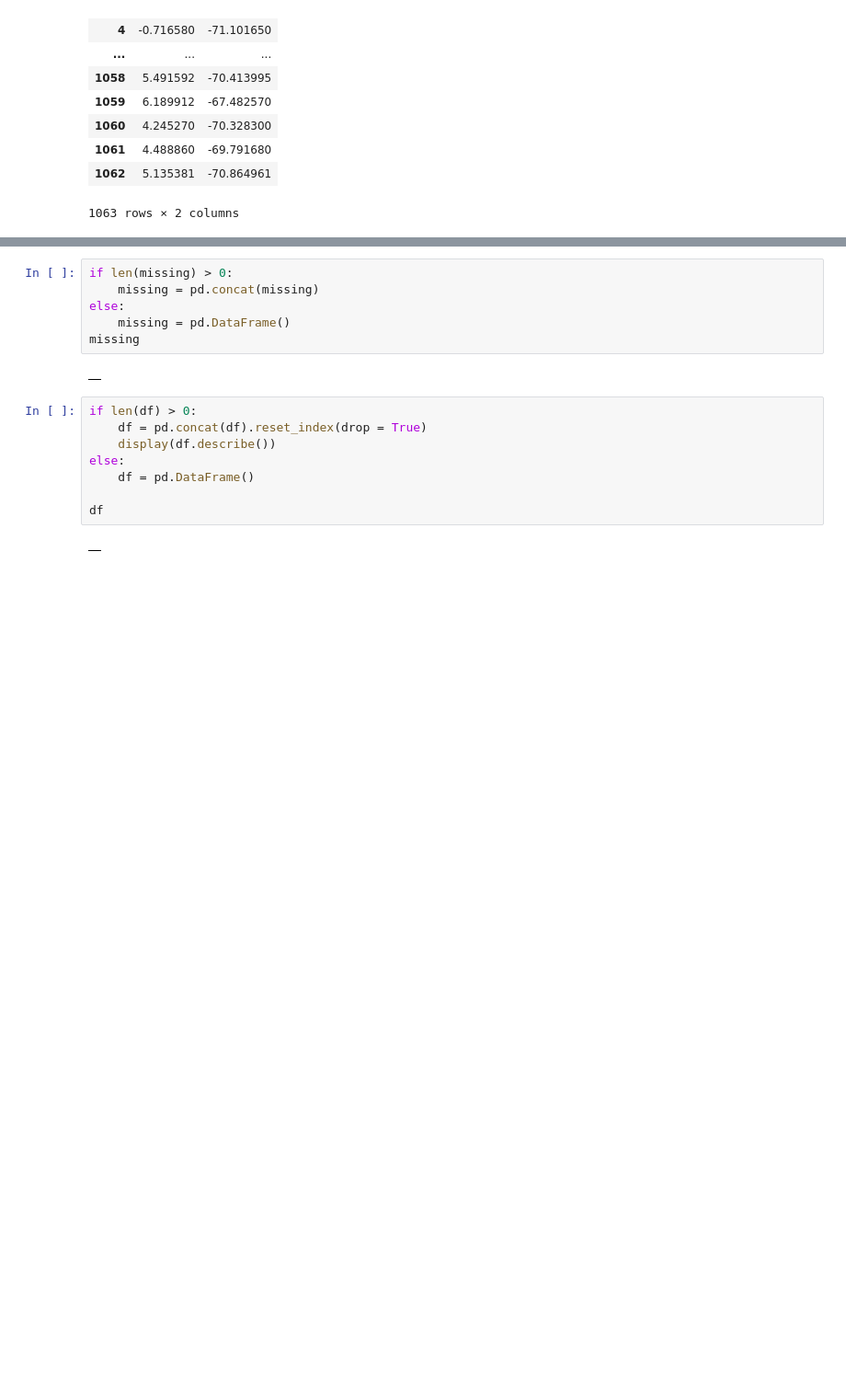
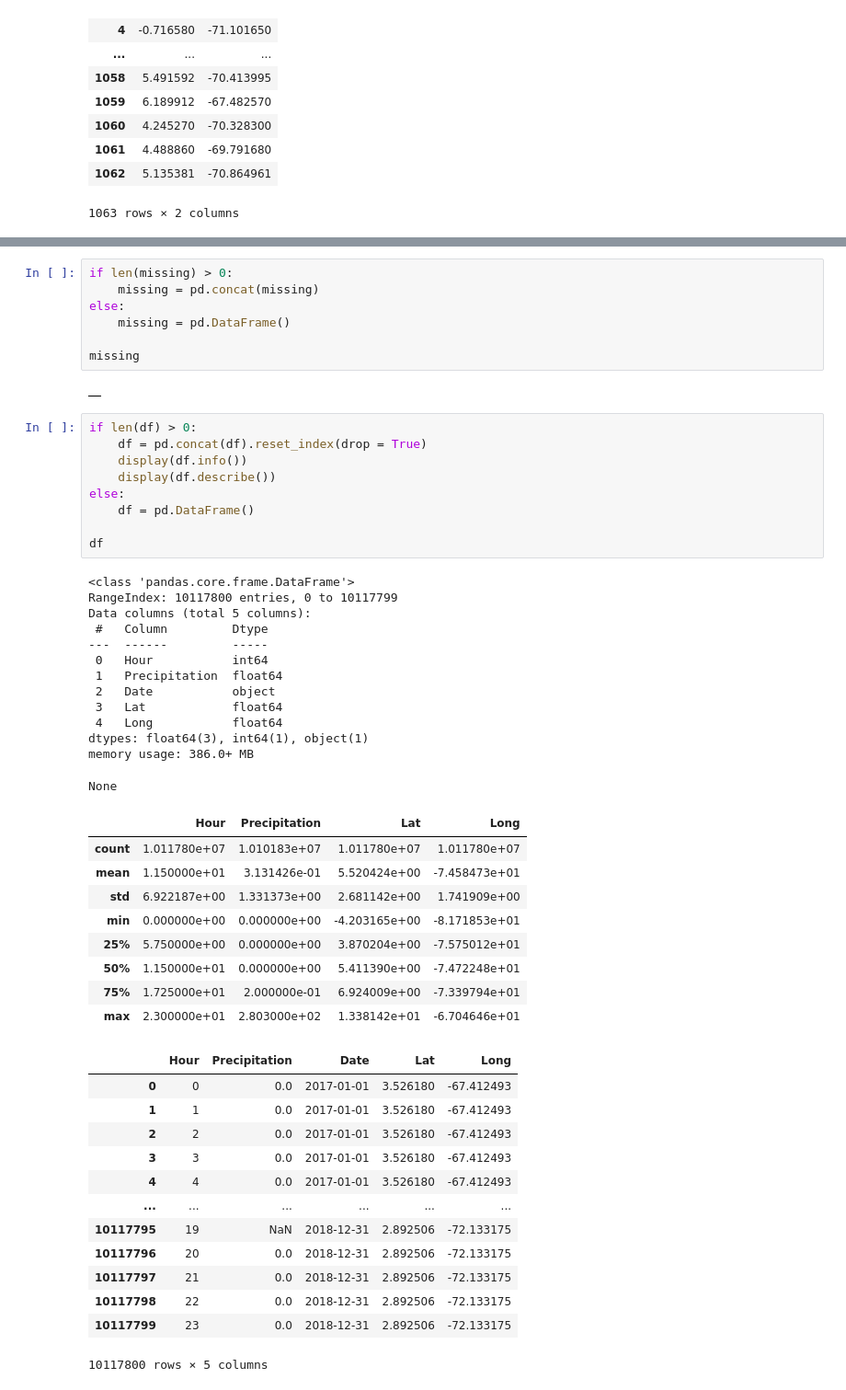
Before and after one commit to ryandschaefer/colombia-landslides, a Jupyter notebook: src/rainfall_apis.ipynb, the cells around one changed output, grey strips where cells are left out. Shown at 92% size. Cells and saved outputs as stored; diff of their text form; blank space fills up the shorter version.

```diff
--- a/src/rainfall_apis.ipynb
+++ b/src/rainfall_apis.ipynb
@@ -194,18 +196,54 @@ if len(missing) > 0:
     missing = pd.concat(missing)
 else:
     missing = pd.DataFrame()
+
 missing
 # %% [output]
 |  |
 # %%
 if len(df) > 0:
     df = pd.concat(df).reset_index(drop = True)
+    display(df.info())
     display(df.describe())
 else:
     df = pd.DataFrame()
 
 df
 # %% [output]
+<class 'pandas.core.frame.DataFrame'>
+RangeIndex: 10117800 entries, 0 to 10117799
+Data columns (total 5 columns):
+ #   Column         Dtype
+---  ------         -----
+ 0   Hour           int64
+ 1   Precipitation  float64
+ 2   Date           object
+ 3   Lat            float64
+ 4   Long           float64
+dtypes: float64(3), int64(1), object(1)
+memory usage: 386.0+ MB
+None
-|  |
+|  | Hour | Precipitation | Lat | Long |
+| count | 1.011780e+07 | 1.010183e+07 | 1.011780e+07 | 1.011780e+07 |
+| mean | 1.150000e+01 | 3.131426e-01 | 5.520424e+00 | -7.458473e+01 |
+| std | 6.922187e+00 | 1.331373e+00 | 2.681142e+00 | 1.741909e+00 |
+| min | 0.000000e+00 | 0.000000e+00 | -4.203165e+00 | -8.171853e+01 |
+| 25% | 5.750000e+00 | 0.000000e+00 | 3.870204e+00 | -7.575012e+01 |
+| 50% | 1.150000e+01 | 0.000000e+00 | 5.411390e+00 | -7.472248e+01 |
+| 75% | 1.725000e+01 | 2.000000e-01 | 6.924009e+00 | -7.339794e+01 |
+| max | 2.300000e+01 | 2.803000e+02 | 1.338142e+01 | -6.704646e+01 |
+|  | Hour | Precipitation | Date | Lat | Long |
+| 0 | 0 | 0.0 | 2017-01-01 | 3.526180 | -67.412493 |
+| 1 | 1 | 0.0 | 2017-01-01 | 3.526180 | -67.412493 |
+| 2 | 2 | 0.0 | 2017-01-01 | 3.526180 | -67.412493 |
+| 3 | 3 | 0.0 | 2017-01-01 | 3.526180 | -67.412493 |
+| 4 | 4 | 0.0 | 2017-01-01 | 3.526180 | -67.412493 |
+| ... | ... | ... | ... | ... | ... |
+| 10117795 | 19 | NaN | 2018-12-31 | 2.892506 | -72.133175 |
+| 10117796 | 20 | 0.0 | 2018-12-31 | 2.892506 | -72.133175 |
+| 10117797 | 21 | 0.0 | 2018-12-31 | 2.892506 | -72.133175 |
+| 10117798 | 22 | 0.0 | 2018-12-31 | 2.892506 | -72.133175 |
+| 10117799 | 23 | 0.0 | 2018-12-31 | 2.892506 | -72.133175 |
+10117800 rows × 5 columns
 # %%
 if len(df) > 0:
```
Also changed, not shown: parts of 5 cells of this notebook, 8 other files.
